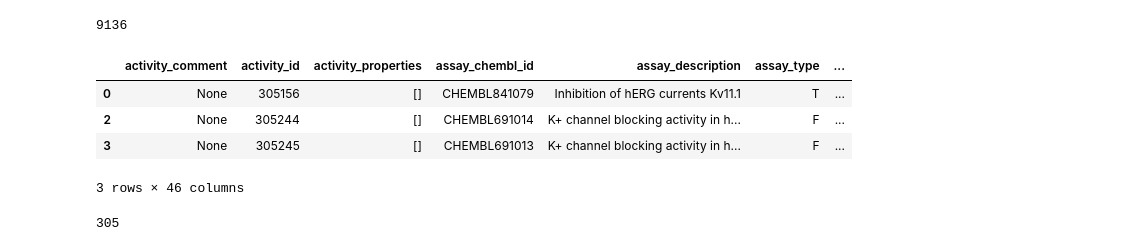
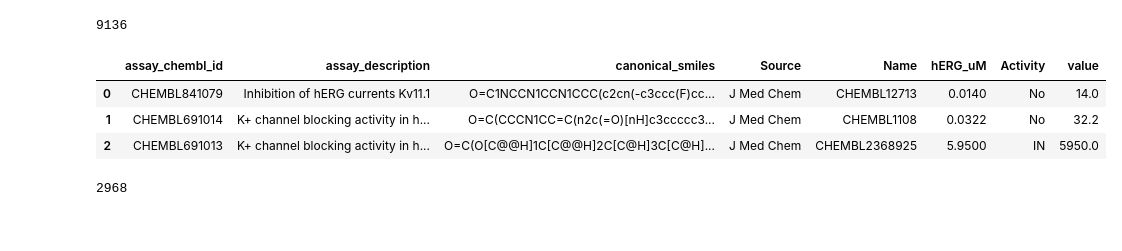
Before and after one commit to Jahan08/hERG-web-app, a Jupyter notebook: hERG-Retrieve-Data.ipynb, the cells around one changed output. Cells and saved outputs as stored; diff of their text form; code cells hidden in the pictures.

```diff
--- a/hERG-Retrieve-Data.ipynb
+++ b/hERG-Retrieve-Data.ipynb
@@ -72,34 +56,35 @@ len(df)
 df = df[(df['standard_units'] == '%')]
 df = df[(df['relation'] == '=')]
 len(df)
+# %%
+df = pd.read_csv('/content/hERG_IC50_nM.csv', header = 0)
 # %%
 fix = []
 
 for i in df.standard_value:
     fix.append(float(i))
 
 STATUS = []
 
 for i in fix:
-    if i > 20000:
+    if i > 30000:
         STATUS.append("Yes") #active
 
-    #elif 50000 <= i <= 10000:
-        #STATUS.append("No") #inactive
+    elif i < 1000:
+        STATUS.append("No") #inactive
 
     else:
-        STATUS.append("No") #intermediate
+        STATUS.append("IN") #intermediate
 
-df = df.drop('value', 1)
+df = df.drop('standard_value', 1)
 df['value'] = fix
 df['Activity'] = STATUS
 df.head(3)
 # %% [output]
-|  | activity_comment | activity_id | activity_properties | assay_chembl_id | assay_description | assay_type | ... |
-| 0 | None | 305156 | [] | CHEMBL841079 | Inhibition of hERG currents Kv11.1 | T | ... |
-| 2 | None | 305244 | [] | CHEMBL691014 | K+ channel blocking activity in h... | F | ... |
-| 3 | None | 305245 | [] | CHEMBL691013 | K+ channel blocking activity in h... | F | ... |
+|  | assay_chembl_id | assay_description | canonical_smiles | Source | Name | hERG_uM | Activity | value |
+| 0 | CHEMBL841079 | Inhibition of hERG currents Kv11.1 | O=C1NCCN1CCN1CCC(c2cn(-c3ccc(F)cc... | J Med Chem | CHEMBL12713 | 0.0140 | No | 14.0 |
+| 1 | CHEMBL691014 | K+ channel blocking activity in h... | O=C(CCCN1CC=C(n2c(=O)[nH]c3ccccc3... | J Med Chem | CHEMBL1108 | 0.0322 | No | 32.2 |
+| 2 | CHEMBL691013 | K+ channel blocking activity in h... | O=C(O[C@@H]1C[C@@H]2C[C@H]3C[C@H]... | J Med Chem | CHEMBL2368925 | 5.9500 | IN | 5950.0 |
-3 rows × 46 columns
 # %%
 fix = []
 
@@ -127,6 +112,6 @@ df.head(3)
 df = df[(df['Activity'] != 'IN')]
 len(df)
 # %% [output]
-305
+2968
 # %%
 
```
Also changed, not shown: parts of 3 cells of this notebook.
